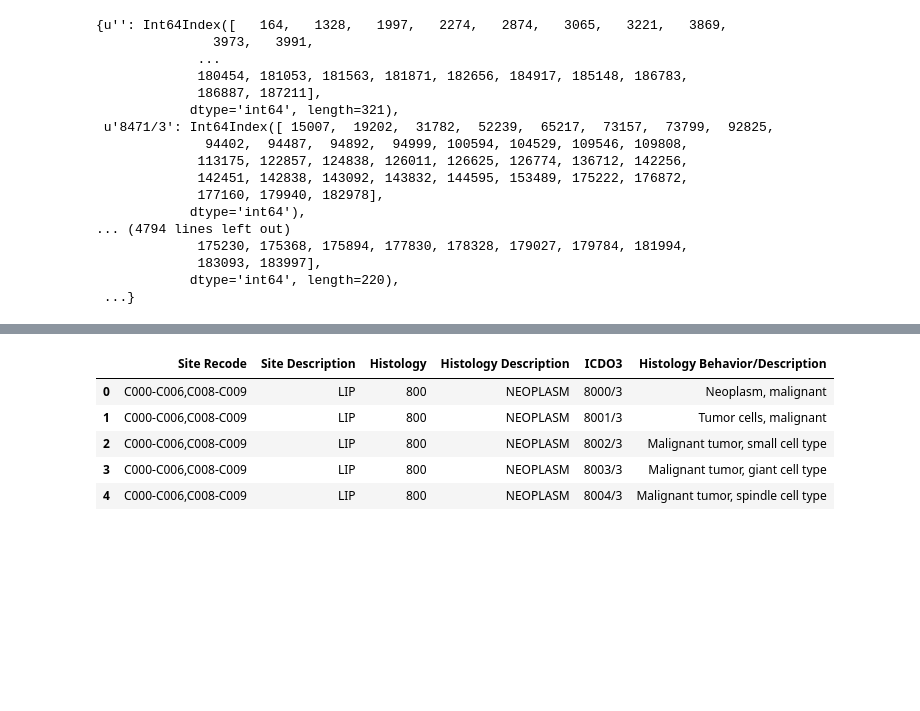
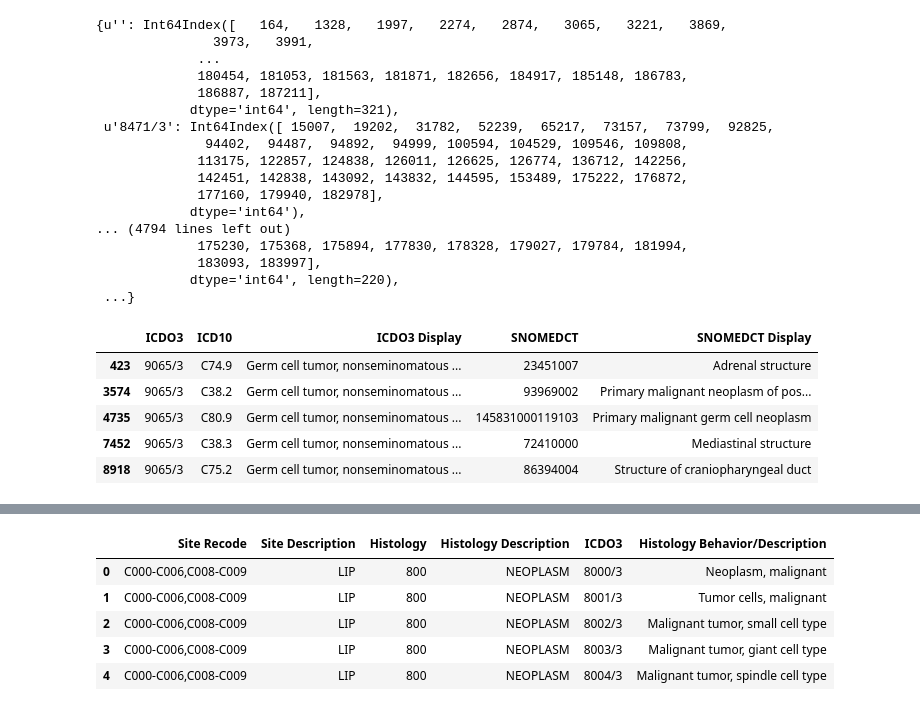
Before and after one commit to AndrewVG23/informatics_test, a Jupyter notebook: pdf_reader/src/merge_google_sheets.ipynb, the cells around one changed output, grey strips where cells are left out. Drawn from its saved outputs; the diff is of its cells as text; code cells hidden in the pictures; blank space fills up the shorter version.

```diff
--- a/pdf_reader/src/merge_google_sheets.ipynb
+++ b/pdf_reader/src/merge_google_sheets.ipynb
@@ -103,3 +103,12 @@ crosswalk_df.groupby('ICDO3').groups
              183093, 183997],
             dtype='int64', length=220),
  ...}
+# %%
+crosswalk_df[crosswalk_df['ICDO3']=='9065/3'].head()
+# %% [output]
+|  | ICDO3 | ICD10 | ICDO3 Display | SNOMEDCT | SNOMEDCT Display |
+| 423 | 9065/3 | C74.9 | Germ cell tumor, nonseminomatous ... | 23451007 | Adrenal structure |
+| 3574 | 9065/3 | C38.2 | Germ cell tumor, nonseminomatous ... | 93969002 | Primary malignant neoplasm of pos... |
+| 4735 | 9065/3 | C80.9 | Germ cell tumor, nonseminomatous ... | 145831000119103 | Primary malignant germ cell neoplasm |
+| 7452 | 9065/3 | C38.3 | Germ cell tumor, nonseminomatous ... | 72410000 | Mediastinal structure |
+| 8918 | 9065/3 | C75.2 | Germ cell tumor, nonseminomatous ... | 86394004 | Structure of craniopharyngeal duct |
```
Also changed, not shown: parts of 1 cell of this notebook.
